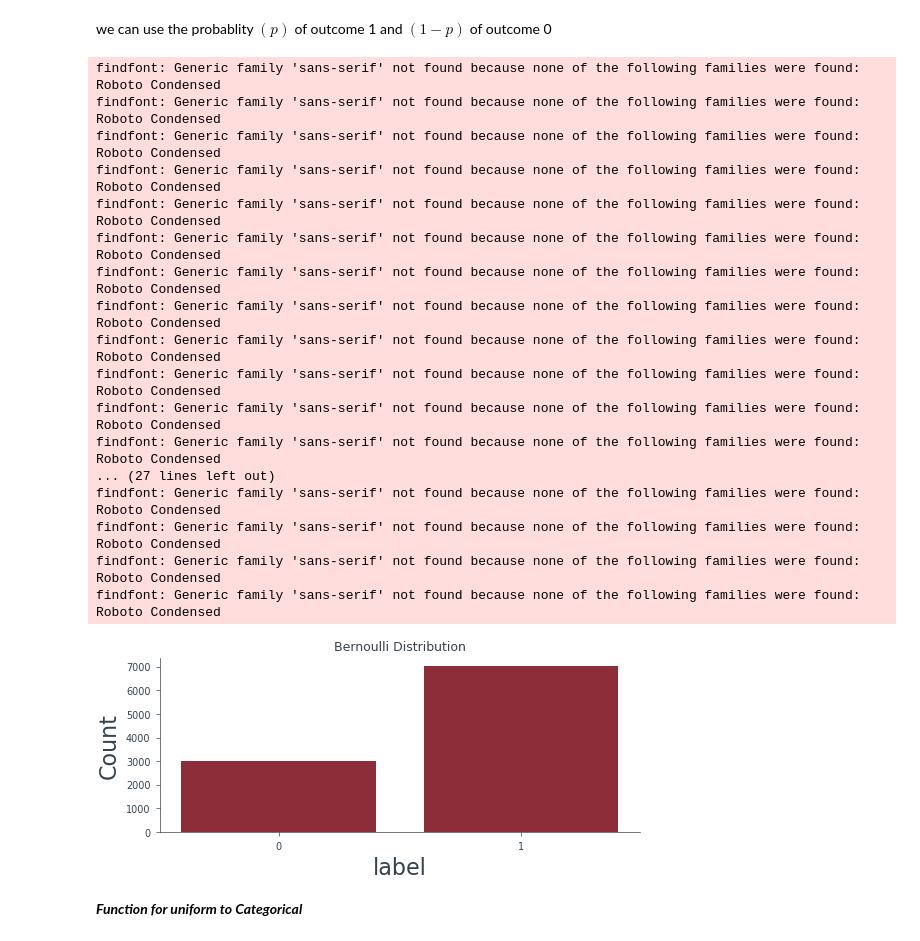
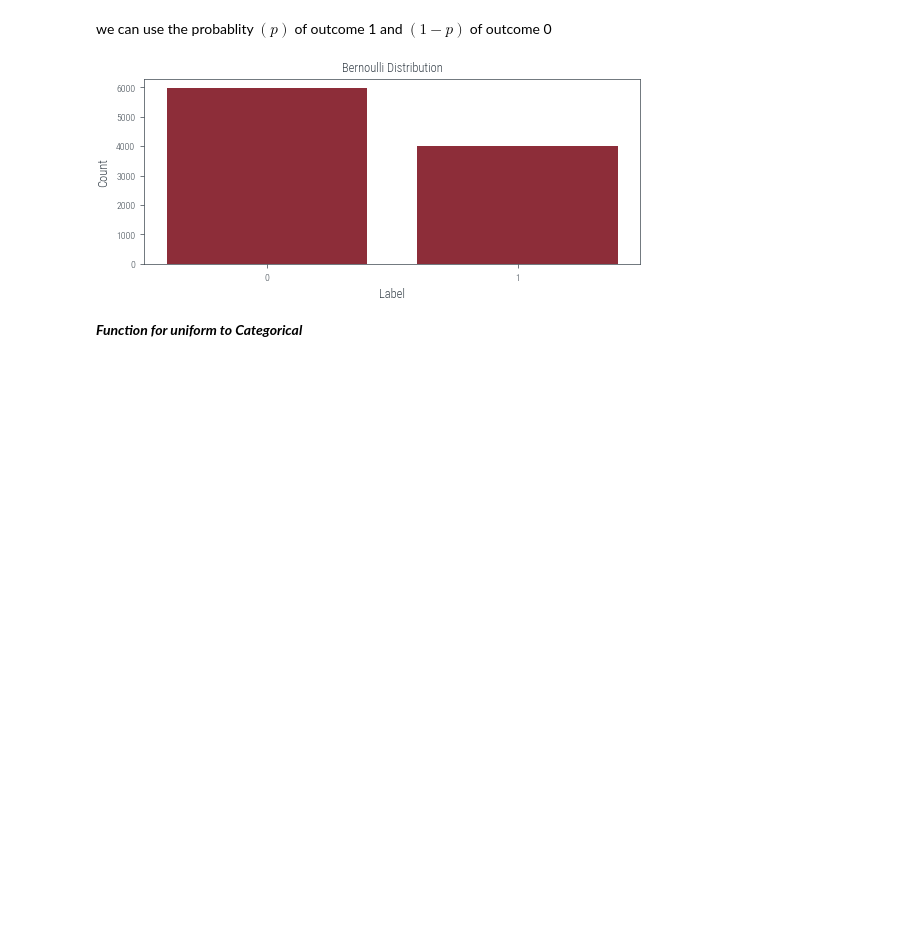
Before and after one commit to rishabh-mondal/Rishabh-mondal.github.io, a Jupyter notebook: posts/Sampling_distributions.ipynb, the cells around one changed output. Drawn from its saved outputs; the diff is of its cells as text; code cells hidden in the pictures; blank space fills up the shorter version.

```diff
--- a/posts/Sampling_distributions.ipynb
+++ b/posts/Sampling_distributions.ipynb
@@ -13,3 +21,7 @@ $X_{n+1} = (a \cdot X_n + c) \mod m$
+# %%
+n_samples=10000
+seed=42
+p=0.4
 # %%
 def lcg(seed, n_samples):
     """
@@ -105,57 +81,39 @@ Convert **Unifom Sampling** to **Bernoulli Sampling**
 we can use the probablity $(p)$ of outcome 1 and $(1-p)$ of outcome 0
 # %%
 
-def uniform_to_bernoulli(seed, n_samples, threshold):
+def uniform_to_bernoulli(seed, n_samples, p):
     """
     Generates a sequence of pseudo-random numbers from a uniform distribution and converts them to a Bernoulli distribution.
 
     Args:
         seed (int): The seed value for the random number generator.
         n_samples (int): The number of random numbers to generate.
-        threshold (float): The threshold value to convert uniform numbers to Bernoulli distribution.
-            Numbers below the threshold are considered as 0, and numbers equal to or above the threshold are considered as 1.
-            Default is 0.5.
+        p (float): The probability of generating a 1 in the Bernoulli distribution.
 
     Returns:
         torch.Tensor: A tensor of pseudo-random numbers following the Bernoulli distribution.
     """
     torch.manual_seed(seed)
-    uniform_numbers = torch.rand(n_samples)
-    bernoulli_numbers = (uniform_numbers >= threshold).float()
+    bernoulli_dist = dist.bernoulli.Bernoulli(probs=p)
+    bernoulli_samples = bernoulli_dist.sample((n_samples,))
+    bernoulli_numbers = bernoulli_samples.int()
 
     return bernoulli_numbers
 # %%
-random_numbers = uniform_to_bernoulli(42, 10000,.3)
+random_numbers = uniform_to_bernoulli(seed, n_samples, p)
 
 # Count the occurrences of each category
 category_counts = torch.bincount(random_numbers.long(), minlength=2)
 
 # Plot the categories with counts
 categories = ['0', '1']
 plt.bar(categories, category_counts)
-plt.xlabel('label')
+plt.xlabel('Label')
 plt.ylabel('Count')
 plt.title('Bernoulli Distribution')
 plt.show()
 # %% [output]
-findfont: Generic family 'sans-serif' not found because none of the following families were found: Roboto Condensed
-findfont: Generic family 'sans-serif' not found because none of the following families were found: Roboto Condensed
-findfont: Generic family 'sans-serif' not found because none of the following families were found: Roboto Condensed
-findfont: Generic family 'sans-serif' not found because none of the following families were found: Roboto Condensed
-findfont: Generic family 'sans-serif' not found because none of the following families were found: Roboto Condensed
-findfont: Generic family 'sans-serif' not found because none of the following families were found: Roboto Condensed
-findfont: Generic family 'sans-serif' not found because none of the following families were found: Roboto Condensed
-findfont: Generic family 'sans-serif' not found because none of the following families were found: Roboto Condensed
-findfont: Generic family 'sans-serif' not found because none of the following families were found: Roboto Condensed
-findfont: Generic family 'sans-serif' not found because none of the following families were found: Roboto Condensed
-findfont: Generic family 'sans-serif' not found because none of the following families were found: Roboto Condensed
-findfont: Generic family 'sans-serif' not found because none of the following families were found: Roboto Condensed
-... (27 lines left out)
-findfont: Generic family 'sans-serif' not found because none of the following families were found: Roboto Condensed
-findfont: Generic family 'sans-serif' not found because none of the following families were found: Roboto Condensed
-findfont: Generic family 'sans-serif' not found because none of the following families were found: Roboto Condensed
-findfont: Generic family 'sans-serif' not found because none of the following families were found: Roboto Condensed
-[figure, old version]
+[figure, new version]
 # %% [markdown]
 ***Function for uniform to Categorical***
 # %%
```
Also changed, not shown: parts of 10 cells of this notebook.
